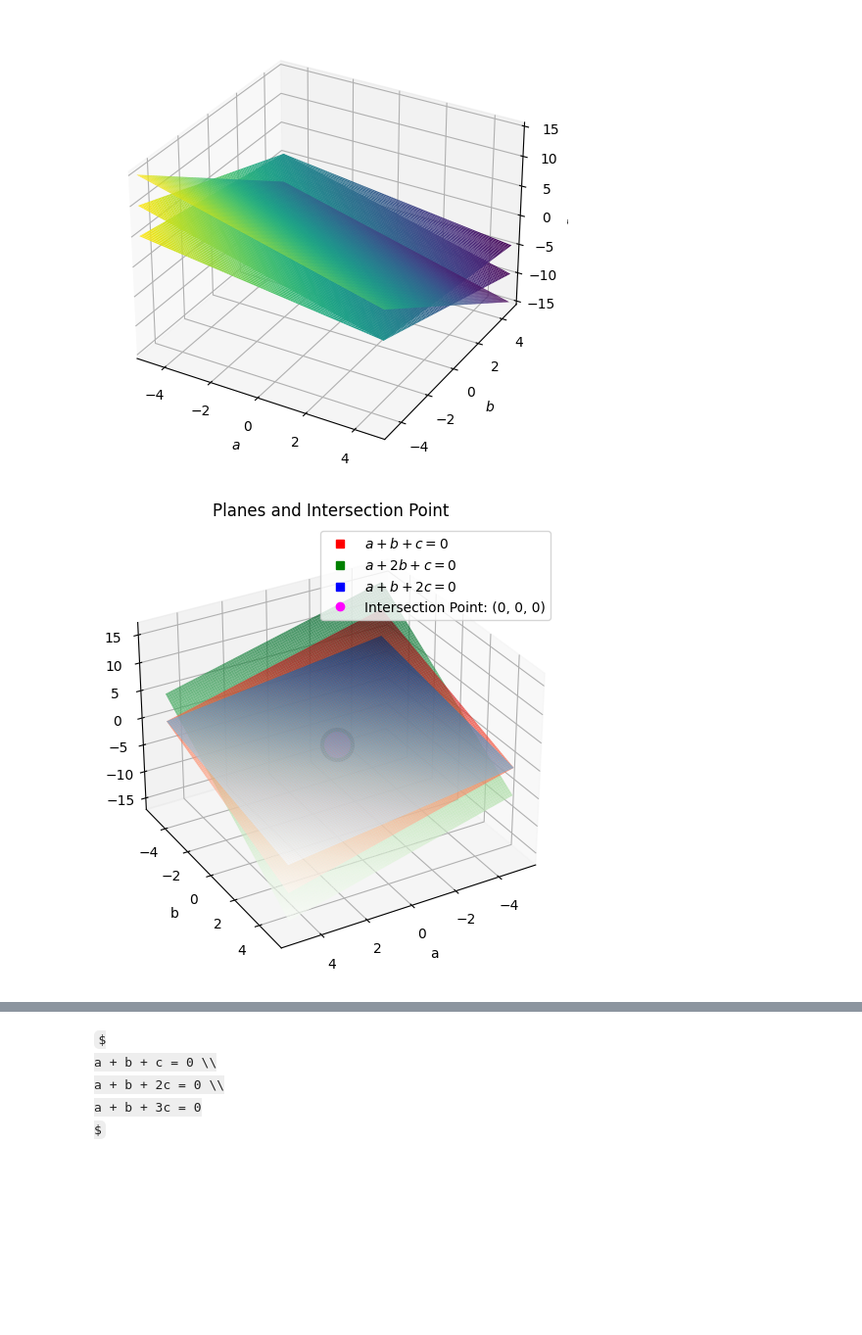
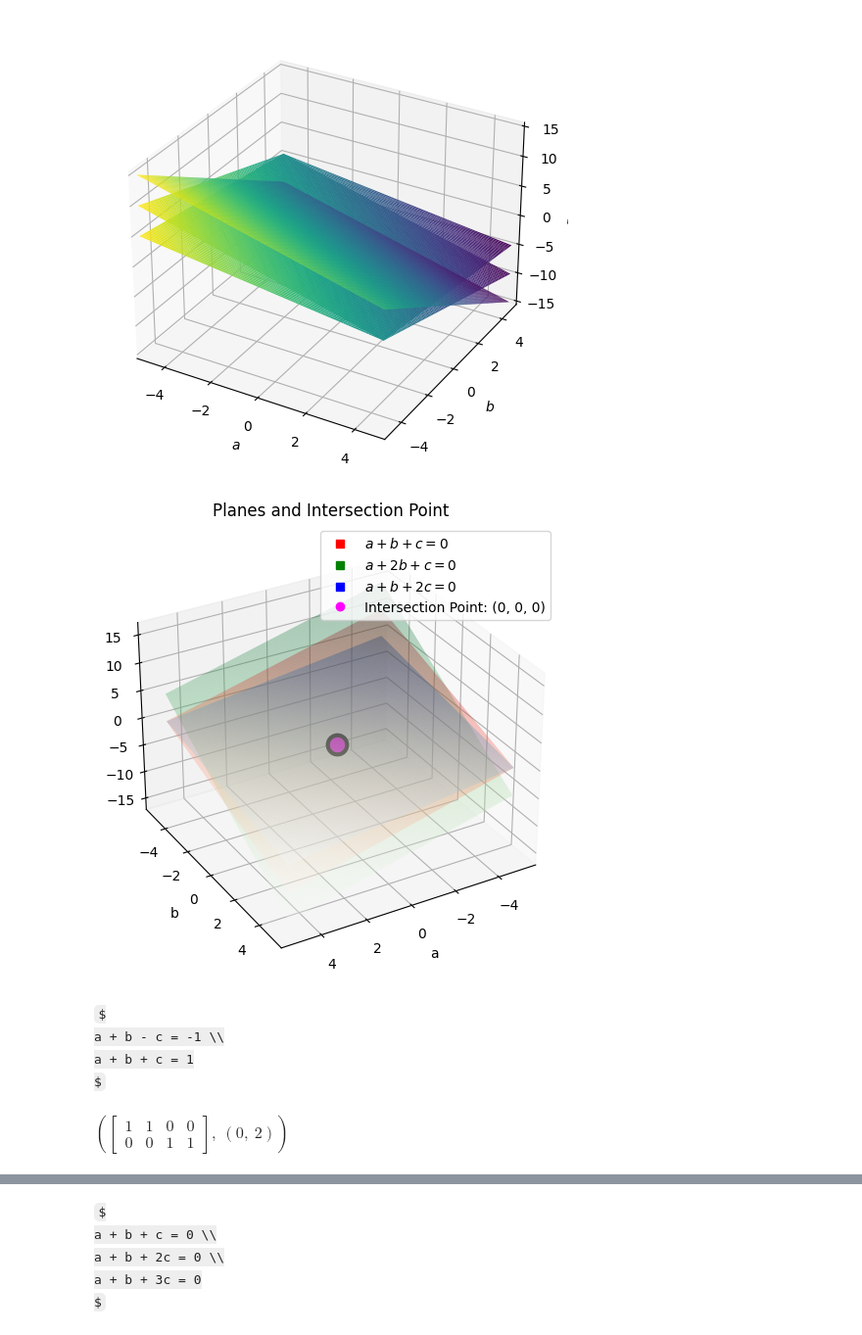
Before and after one commit to PaulToronto/DeepLearning-AI---Mathematics-for-Machine-Learning-and-Data-Science, a Jupyter notebook: 1_1_Systems_of_Linear_Equations.ipynb, the cells around one changed output, grey strips where cells are left out. Shown at 98% size. Cells and saved outputs as stored; diff of their text form; code cells hidden in the pictures; some formulas as TeX source; blank space fills up the shorter version.

```diff
--- a/1_1_Systems_of_Linear_Equations.ipynb
+++ b/1_1_Systems_of_Linear_Equations.ipynb
@@ -928,35 +928,45 @@ y_vals = np.linspace(-5, 5, 100)
 x_grid, y_grid = np.meshgrid(x_vals, y_vals)
 
 z_f_vals = f_a_b(x_grid, y_grid)
 z_g_vals = g_a_b(x_grid, y_grid)
 z_h_vals = h_a_b(x_grid, y_grid)
 
-ax.plot_surface(x_grid, y_grid, z_f_vals, cmap=plt.cm.Reds, alpha=0.7, rstride=1, cstride=1)
-ax.plot_surface(x_grid, y_grid, z_g_vals, cmap=plt.cm.Greens, alpha=0.7, rstride=1, cstride=1)
-ax.plot_surface(x_grid, y_grid, z_h_vals, cmap=plt.cm.Blues, alpha=0.7, rstride=1, cstride=1)
+ax.plot_surface(x_grid, y_grid, z_f_vals, cmap=plt.cm.Reds, alpha=0.3, rstride=1, cstride=1)
+ax.plot_surface(x_grid, y_grid, z_g_vals, cmap=plt.cm.Greens, alpha=0.3, rstride=1, cstride=1)
+ax.plot_surface(x_grid, y_grid, z_h_vals, cmap=plt.cm.Blues, alpha=0.3, rstride=1, cstride=1)
 
 # extract coordinates of the intersection
 int_a, int_b, int_c = intersection_point
 
 ax.scatter(float(int_a), float(int_b), float(int_c),
-           color='magenta', s=500, edgecolor='black', linewidth=3, zorder=10, marker='o', label='Intersection Point')
+           color='magenta', s=200, edgecolor='black', linewidth=3, zorder=10, marker='o', label='Intersection Point')
 
 # add legend, this hack sets up dummy plots to get around a limitation with surface_plot
 red_patch = plt.Line2D([0], [0],  linestyle='none', marker='s', color='red', label=f'${sp.latex(plane_1)}$')
 green_patch = plt.Line2D([0], [0], linestyle='none', marker="s" , color='green', label=f'${sp.latex(plane_2)}$')
 blue_patch = plt.Line2D([0], [0], linestyle='none', marker="s", color='blue', label=f'${sp.latex(plane_3)}$')
 magenta_patch = plt.Line2D([0], [0], linestyle='none', marker='o', color='magenta',
                            label=f'Intersection Point: {intersection_point}')
 plt.legend(handles=[red_patch, green_patch, blue_patch, magenta_patch])
 
 # Set the viewing angle
 ax.view_init(elev=30, azim=60)
 
 ax.set_xlabel('a')
 ax.set_ylabel('b')
 ax.set_zlabel('c')
 ax.set_title('Planes and Intersection Point')
 
 plt.show()
 # %% [output]
-[figure, old version]
+[figure, new version]
+# %% [markdown]
+$
+a + b - c = -1 \\
+a + b + c = 1
+$
+# %%
+sp.Matrix([[1, 1, -1, -1],
+           [1, 1, 1, 1]]).rref()
+# %% [output]
+$\displaystyle \left( \left[\begin{matrix}1 & 1 & 0 & 0\\0 & 0 & 1 & 1\end{matrix}\right], \  \left( 0, \  2\right)\right)$
```
Also changed, not shown: parts of 39 cells of this notebook.
